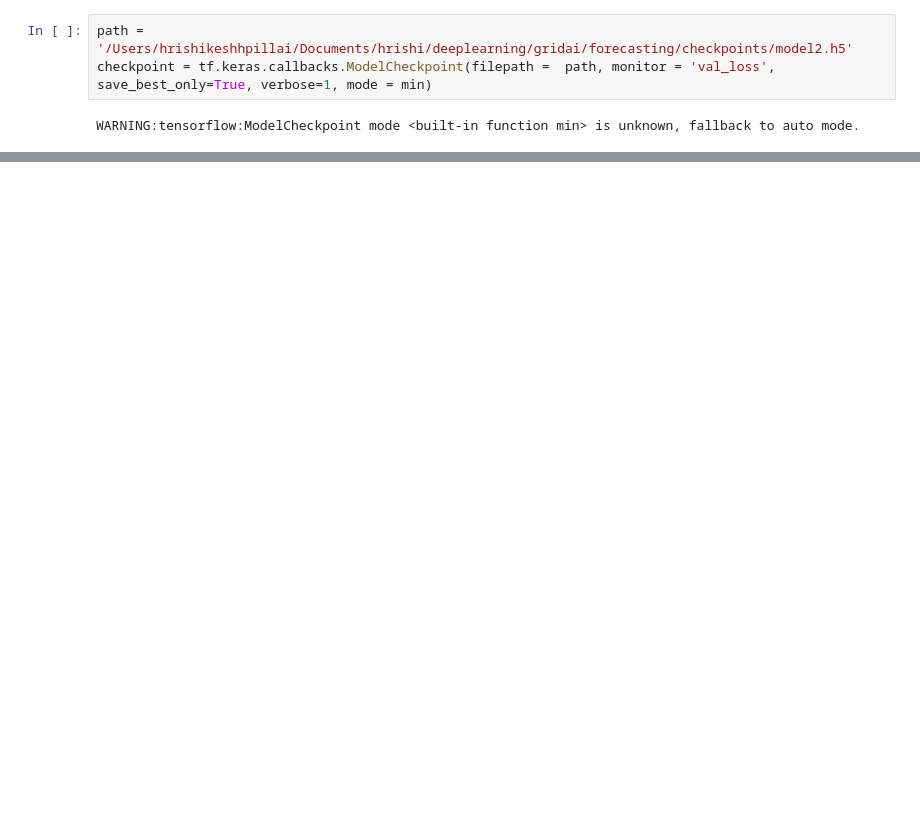
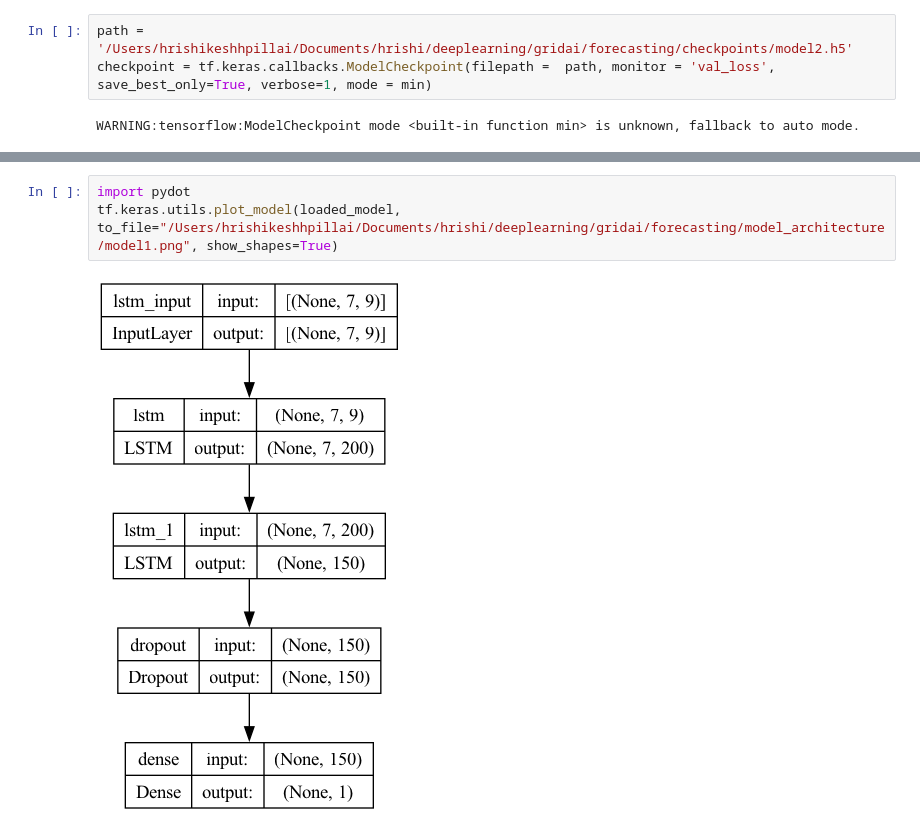
Before and after one commit to HrishikeshHPillai/gridai, a Jupyter notebook: forecasting/src/load-forecast-LSTM.ipynb, the cells around one changed output, grey strips where cells are left out. Drawn from its saved outputs; the diff is of its cells as text; blank space fills up the shorter version.

Commit message:
visualize network

```diff
--- a/forecasting/src/load-forecast-LSTM.ipynb
+++ b/forecasting/src/load-forecast-LSTM.ipynb
@@ -292,0 +298,5 @@ Test Loss: 0.0013967438135296106
+# %%
+import pydot
+tf.keras.utils.plot_model(loaded_model, to_file="/Users/hrishikeshhpillai/Documents/hrishi/deeplearning/gridai/forecasting/model_architecture/model1.png", show_shapes=True)
+# %% [output]
+[figure, added]
```
Also changed, not shown: parts of 10 cells of this notebook, 4 other files.
